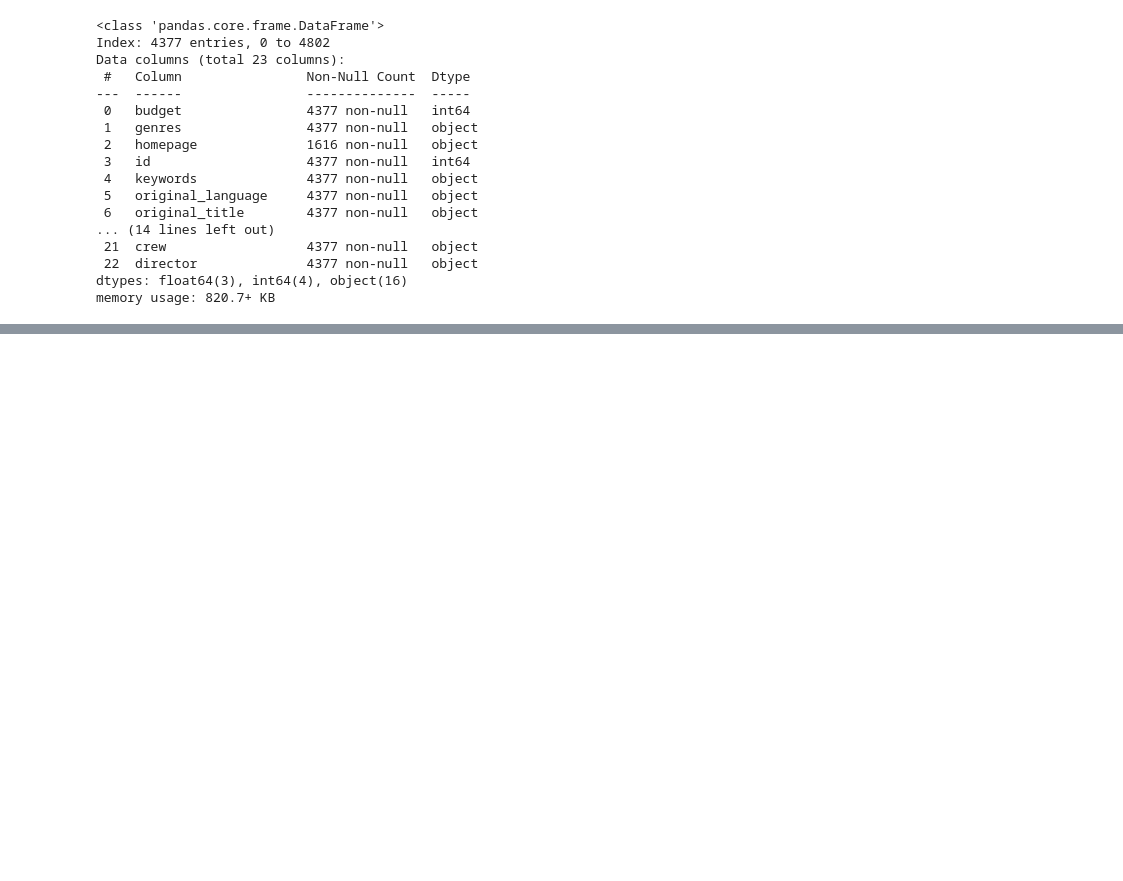
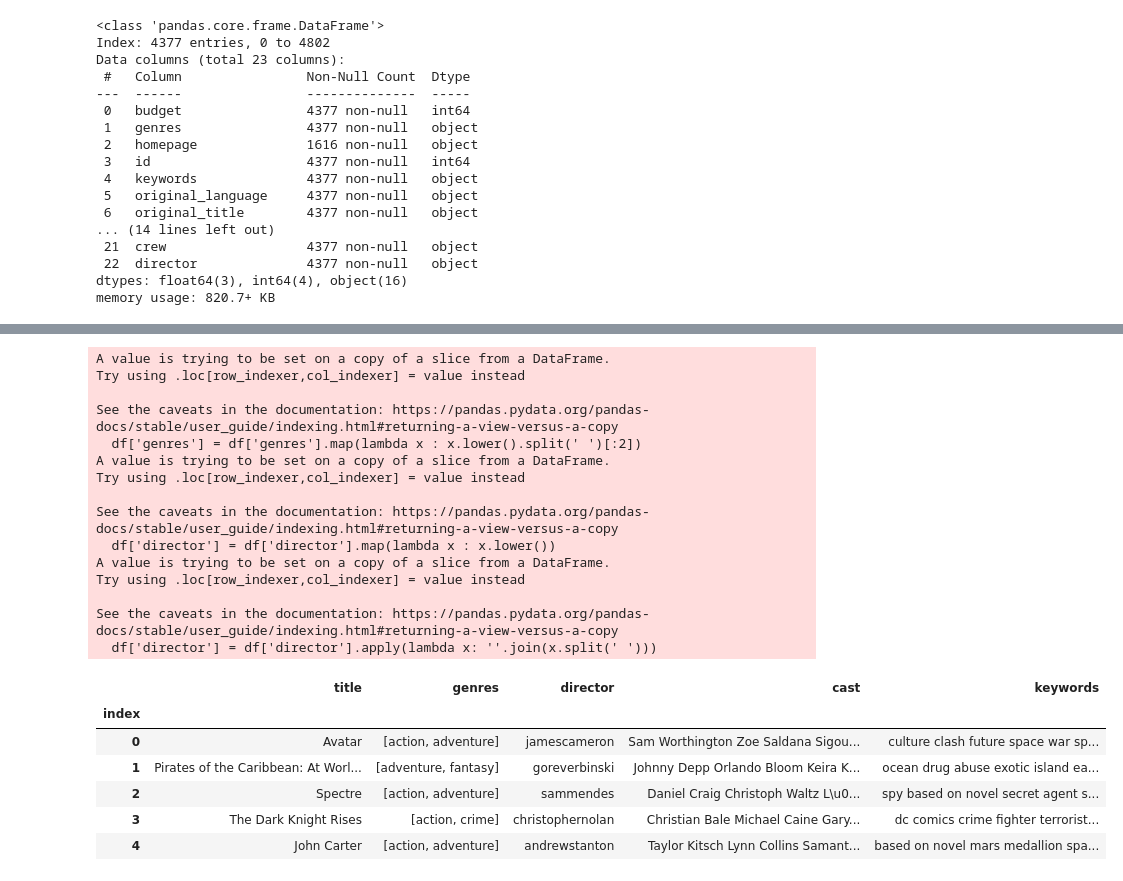
Before and after one commit to furkan-uzmez/RecommenderSystem, a Jupyter notebook: content_based_recommendation/main.ipynb, the cells around one changed output, grey strips where cells are left out. Drawn from its saved outputs; the diff is of its cells as text; code cells hidden in the pictures; blank space fills up the shorter version.

Commit message:
content based recommender system

```diff
--- a/content_based_recommendation/main.ipynb
+++ b/content_based_recommendation/main.ipynb
@@ -120,0 +117,28 @@ df[['title','genres','director','cast','keywords']]
+# %%
+df['genres'] = df['genres'].map(lambda x : x.lower().split(' ')[:2])
+df['director'] = df['director'].map(lambda x : x.lower())
+df['director'] = df['director'].apply(lambda x: ''.join(x.split(' ')))
+df.head()
+# %% [output]
+A value is trying to be set on a copy of a slice from a DataFrame.
+Try using .loc[row_indexer,col_indexer] = value instead
+
+See the caveats in the documentation: https://pandas.pydata.org/pandas-docs/stable/user_guide/indexing.html#returning-a-view-versus-a-copy
+  df['genres'] = df['genres'].map(lambda x : x.lower().split(' ')[:2])
+A value is trying to be set on a copy of a slice from a DataFrame.
+Try using .loc[row_indexer,col_indexer] = value instead
+
+See the caveats in the documentation: https://pandas.pydata.org/pandas-docs/stable/user_guide/indexing.html#returning-a-view-versus-a-copy
+  df['director'] = df['director'].map(lambda x : x.lower())
+A value is trying to be set on a copy of a slice from a DataFrame.
+Try using .loc[row_indexer,col_indexer] = value instead
+
+See the caveats in the documentation: https://pandas.pydata.org/pandas-docs/stable/user_guide/indexing.html#returning-a-view-versus-a-copy
+  df['director'] = df['director'].apply(lambda x: ''.join(x.split(' ')))
+|  | title | genres | director | cast | keywords |
+| index |  |  |  |  |  |
+| 0 | Avatar | [action, adventure] | jamescameron | Sam Worthington Zoe Saldana Sigou... | culture clash future space war sp... |
+| 1 | Pirates of the Caribbean: At Worl... | [adventure, fantasy] | goreverbinski | Johnny Depp Orlando Bloom Keira K... | ocean drug abuse exotic island ea... |
+| 2 | Spectre | [action, adventure] | sammendes | Daniel Craig Christoph Waltz L\u0... | spy based on novel secret agent s... |
+| 3 | The Dark Knight Rises | [action, crime] | christophernolan | Christian Bale Michael Caine Gary... | dc comics crime fighter terrorist... |
+| 4 | John Carter | [action, adventure] | andrewstanton | Taylor Kitsch Lynn Collins Samant... | based on novel mars medallion spa... |
```
Also changed, not shown: parts of 15 cells of this notebook.
